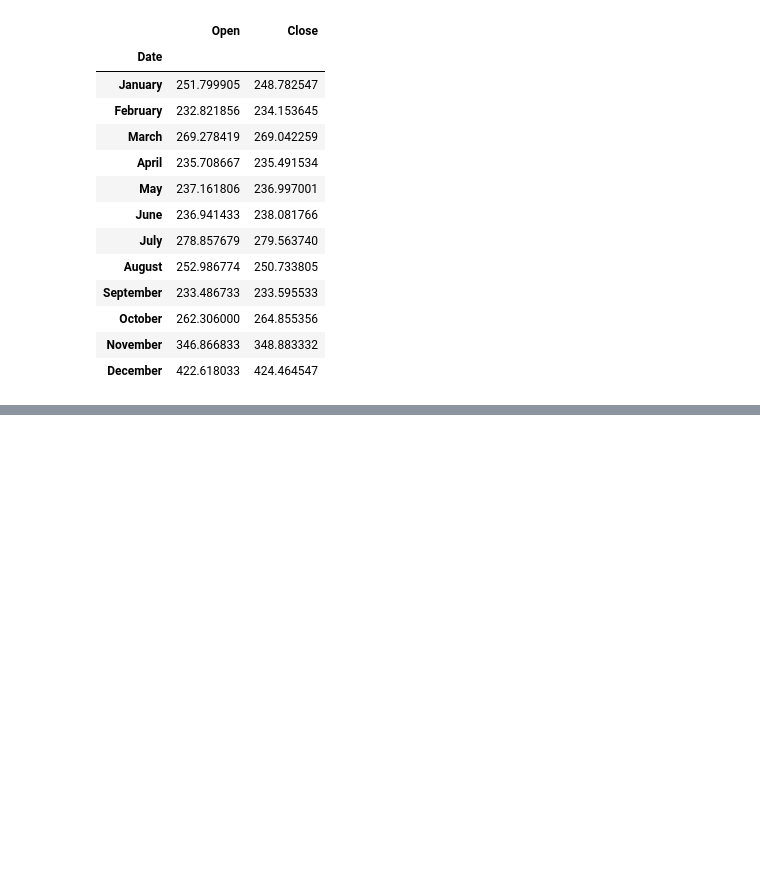
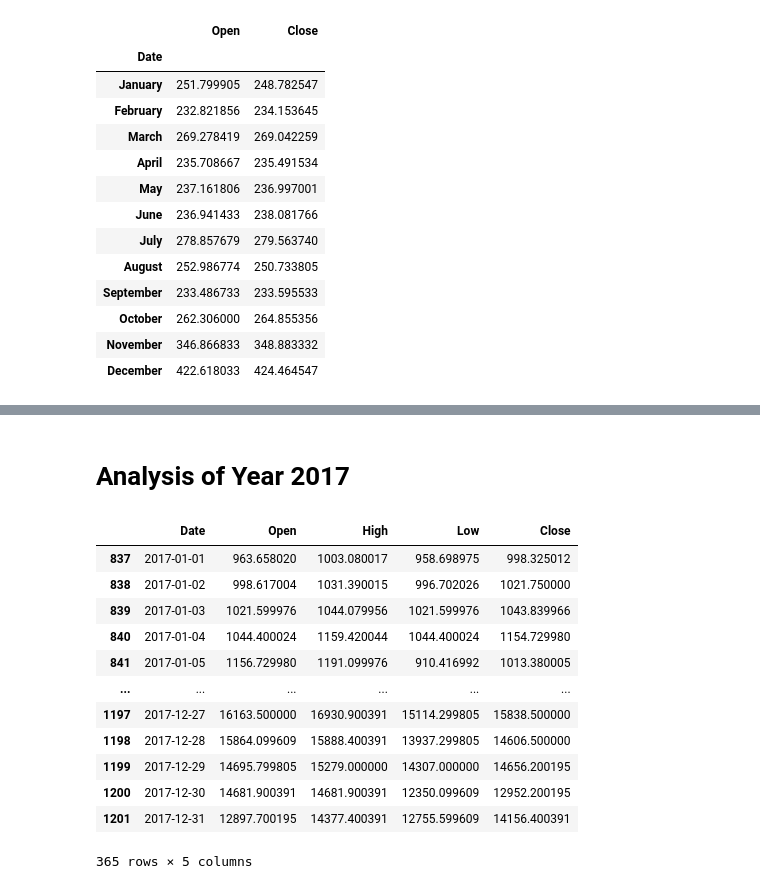
Before and after one commit to shahiatif/Data-Science-final-Year-Project, a Jupyter notebook: TimeSeriesModeling.ipynb, the cells around one changed output, grey strips where cells are left out. Drawn from its saved outputs; the diff is of its cells as text; code cells hidden in the pictures; blank space fills up the shorter version.

```diff
--- a/TimeSeriesModeling.ipynb
+++ b/TimeSeriesModeling.ipynb
@@ -263,0 +436,23 @@ monthvise
+# %% [markdown]
+# Analysis of Year 2017
+# %%
+maindf['Date'] = pd.to_datetime(maindf['Date'], format='%Y-%m-%d')
+
+y_2017 = maindf.loc[(maindf['Date'] >= '2017-01-01')
+                     & (maindf['Date'] < '2018-01-01')]
+
+y_2017.drop(y_2017[['Adj Close','Volume']],axis=1)
+# %% [output]
+|  | Date | Open | High | Low | Close |
+| 837 | 2017-01-01 | 963.658020 | 1003.080017 | 958.698975 | 998.325012 |
+| 838 | 2017-01-02 | 998.617004 | 1031.390015 | 996.702026 | 1021.750000 |
+| 839 | 2017-01-03 | 1021.599976 | 1044.079956 | 1021.599976 | 1043.839966 |
+| 840 | 2017-01-04 | 1044.400024 | 1159.420044 | 1044.400024 | 1154.729980 |
+| 841 | 2017-01-05 | 1156.729980 | 1191.099976 | 910.416992 | 1013.380005 |
+| ... | ... | ... | ... | ... | ... |
+| 1197 | 2017-12-27 | 16163.500000 | 16930.900391 | 15114.299805 | 15838.500000 |
+| 1198 | 2017-12-28 | 15864.099609 | 15888.400391 | 13937.299805 | 14606.500000 |
+| 1199 | 2017-12-29 | 14695.799805 | 15279.000000 | 14307.000000 | 14656.200195 |
+| 1200 | 2017-12-30 | 14681.900391 | 14681.900391 | 12350.099609 | 12952.200195 |
+| 1201 | 2017-12-31 | 12897.700195 | 14377.400391 | 12755.599609 | 14156.400391 |
+365 rows × 5 columns
```
Also changed, not shown: parts of 15 cells of this notebook.
